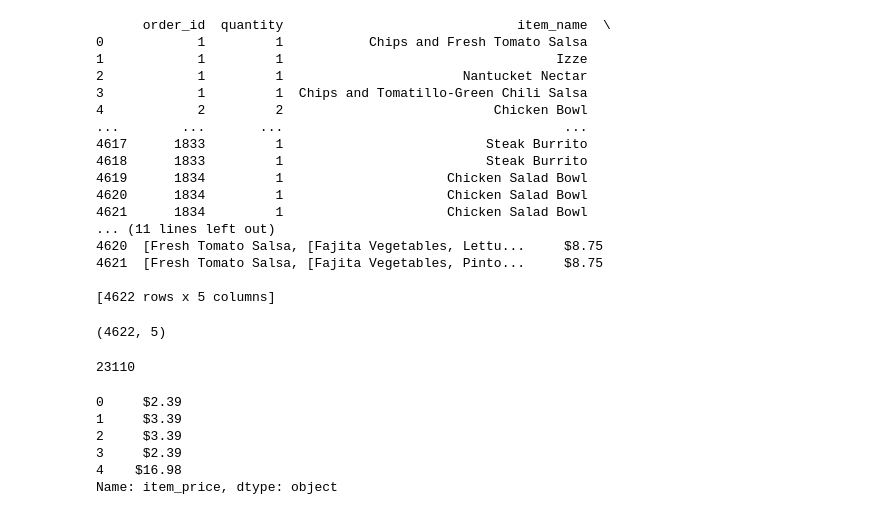
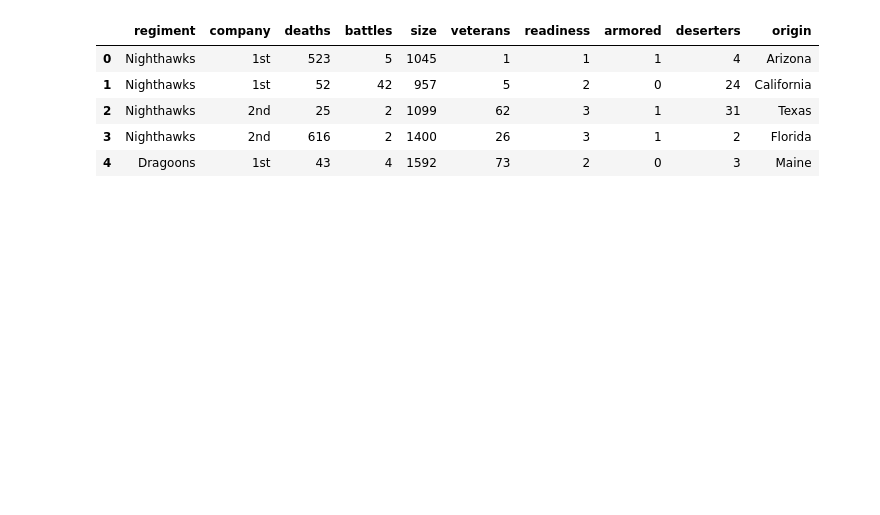
Before and after one commit to puritym8/Python-Data-Analysis, a Jupyter notebook: pandasdailypractice2.ipynb, the cells around one changed output. Cells and saved outputs as stored; diff of their text form; code cells hidden in the pictures; blank space fills up the shorter version.

Commit message:
army

```diff
--- a/pandasdailypractice2.ipynb
+++ b/pandasdailypractice2.ipynb
@@ -2,49 +2,30 @@
 <a href="https://colab.research.google.com/github/puritym8/Python-Data-Analysis/blob/main/pandasdailypractice2.ipynb" target="_parent"><img src="https://colab.research.google.com/assets/colab-badge.svg" alt="Open In Colab"/></a>
 # %%
 import pandas as pd
-# %%
-#Step 2. Import the dataset from this address.
-
-url = "https://raw.githubusercontent.com/justmarkham/DAT8/master/data/chipotle.tsv"
-
-#Step 3. Assign it to a variable called chipo.
-
-chipo = pd.read_csv(url, sep='\t')
-
-print(chipo)
-# %% [output]
-      order_id  quantity                              item_name  \
-0            1         1           Chips and Fresh Tomato Salsa
-1            1         1                                   Izze
-2            1         1                       Nantucket Nectar
-3            1         1  Chips and Tomatillo-Green Chili Salsa
-4            2         2                           Chicken Bowl
-...        ...       ...                                    ...
-4617      1833         1                          Steak Burrito
-4618      1833         1                          Steak Burrito
-4619      1834         1                     Chicken Salad Bowl
-4620      1834         1                     Chicken Salad Bowl
-4621      1834         1                     Chicken Salad Bowl
-... (11 lines left out)
-4620  [Fresh Tomato Salsa, [Fajita Vegetables, Lettu...     $8.75
-4621  [Fresh Tomato Salsa, [Fajita Vegetables, Pinto...     $8.75
-
-[4622 rows x 5 columns]
+# %%
+# Step 2
+raw_data = {'regiment': ['Nighthawks', 'Nighthawks', 'Nighthawks', 'Nighthawks', 'Dragoons', 'Dragoons', 'Dragoons', 'Dragoons', 'Scouts', 'Scouts', 'Scouts', 'Scouts'],
+            'company': ['1st', '1st', '2nd', '2nd', '1st', '1st', '2nd', '2nd','1st', '1st', '2nd', '2nd'],
+            'deaths': [523, 52, 25, 616, 43, 234, 523, 62, 62, 73, 37, 35],
+            'battles': [5, 42, 2, 2, 4, 7, 8, 3, 4, 7, 8, 9],
+            'size': [1045, 957, 1099, 1400, 1592, 1006, 987, 849, 973, 1005, 1099, 1523],
+            'veterans': [1, 5, 62, 26, 73, 37, 949, 48, 48, 435, 63, 345],
+            'readiness': [1, 2, 3, 3, 2, 1, 2, 3, 2, 1, 2, 3],
+            'armored': [1, 0, 1, 1, 0, 1, 0, 1, 0, 0, 1, 1],
+            'deserters': [4, 24, 31, 2, 3, 4, 24, 31, 2, 3, 2, 3],
+            'origin': ['Arizona', 'California', 'Texas', 'Florida', 'Maine', 'Iowa', 'Alaska', 'Washington', 'Oregon', 'Wyoming', 'Louisana', 'Georgia']}
+# %%
+#Step 3. Create a dataframe and assign it to a variable called army.
+
+army = pd.DataFrame(raw_data)
+
+army.head()
+# %% [output]
+|  | regiment | company | deaths | battles | size | veterans | readiness | armored | deserters | origin |
+| 0 | Nighthawks | 1st | 523 | 5 | 1045 | 1 | 1 | 1 | 4 | Arizona |
+| 1 | Nighthawks | 1st | 52 | 42 | 957 | 5 | 2 | 0 | 24 | California |
+| 2 | Nighthawks | 2nd | 25 | 2 | 1099 | 62 | 3 | 1 | 31 | Texas |
+| 3 | Nighthawks | 2nd | 616 | 2 | 1400 | 26 | 3 | 1 | 2 | Florida |
+| 4 | Dragoons | 1st | 43 | 4 | 1592 | 73 | 2 | 0 | 3 | Maine |
 # %%
-chipo.shape
+army.shape
-# %% [output]
-(4622, 5)
-# %%
-chipo.size
-# %% [output]
-23110
-# %%
-# Print the first few rows of the 'item_price' column
-print(chipo['item_price'].head())
-# %% [output]
-0     $2.39
-1     $3.39
-2     $3.39
-3     $2.39
-4    $16.98
-Name: item_price, dtype: object
```
Also changed, not shown: parts of 22 cells of this notebook.
